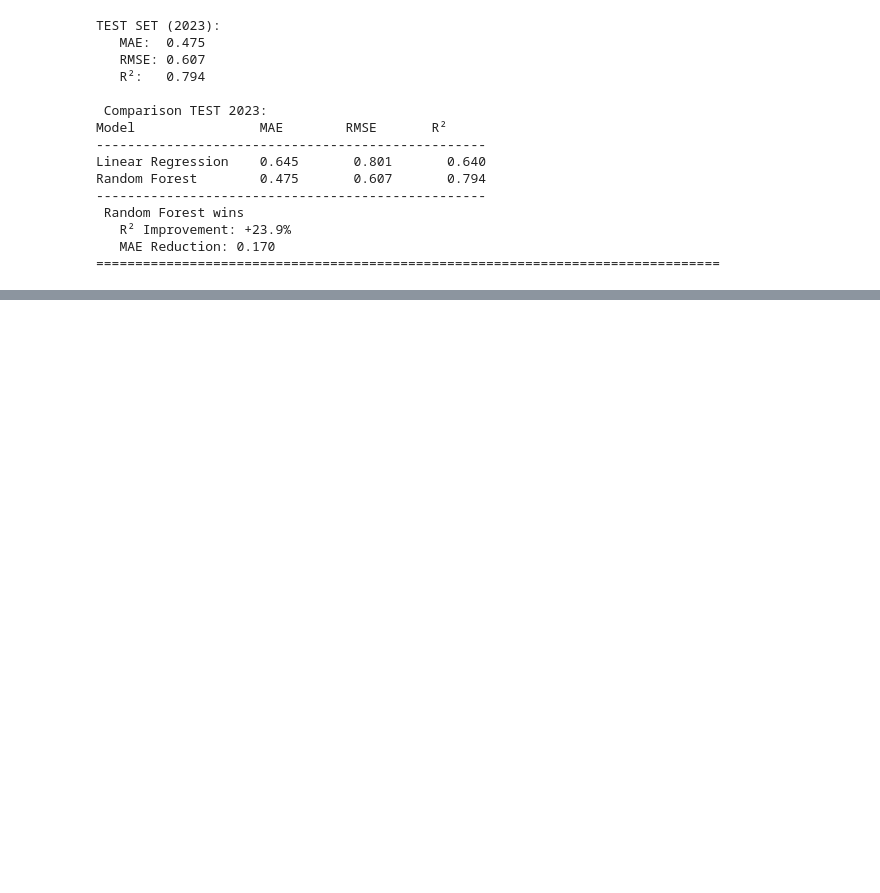
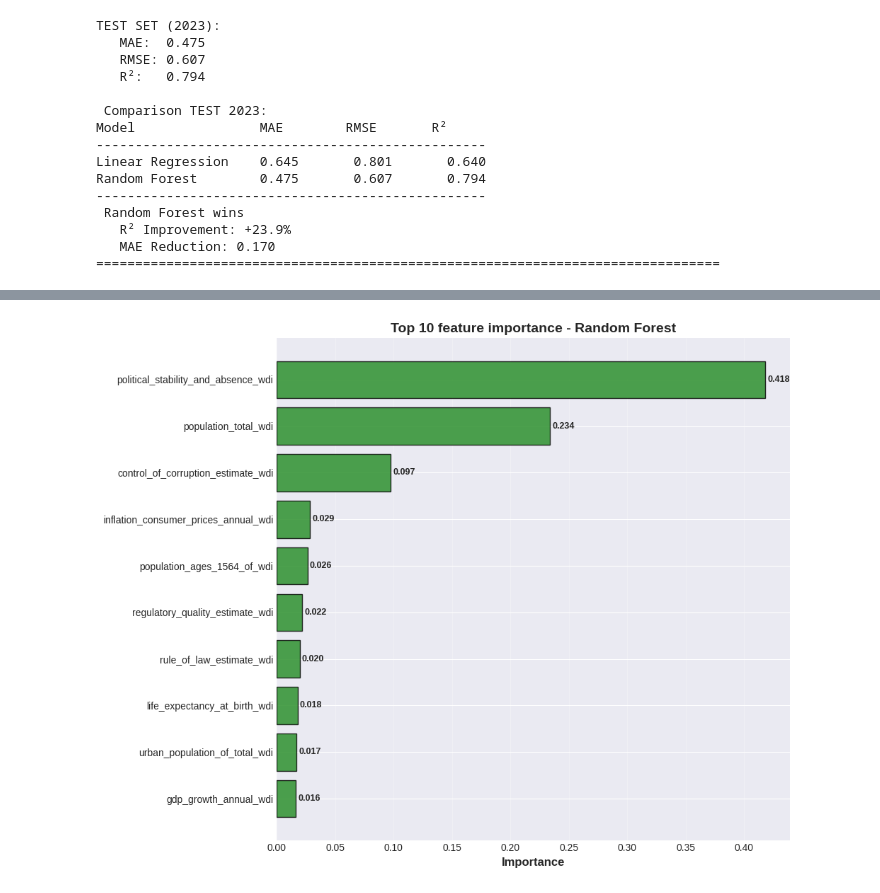
Before and after one commit to paccale/global_crime_indicators, a Jupyter notebook: notebook.ipynb, the cells around one changed output, grey strips where cells are left out. Saved outputs shown, nothing was run; the diff lists cells and outputs as text; code cells hidden in the pictures; blank space fills up the shorter version.

Commit message:
Random Forest terminated

```diff
--- a/notebook.ipynb
+++ b/notebook.ipynb
@@ -1723,0 +1716,5 @@ Random Forest        0.475       0.607       0.794
+# %%
+feature_importance_rf = pd.DataFrame({
+    'feature': feature_names,
+    'importance': rf_final.feature_importances_
+}).sort_values('importance', ascending=False)
@@ -1723,0 +1737,19 @@ Random Forest        0.475       0.607       0.794
+# %%
+fig, ax = plt.subplots(figsize=(10,8))
+top_10 = feature_importance_rf.head(10).sort_values('importance')
+bars = ax.barh(range(len(top_10)), top_10['importance'], color='forestgreen', alpha=0.8, edgecolor='black')
+ax.set_yticks(range(len(top_10)))
+ax.set_yticklabels(top_10['feature'], fontsize=10)
+ax.set_xlabel('Importance', fontsize=12, fontweight='bold')
+ax.set_title('Top 10 feature importance - Random Forest', fontsize=14, fontweight='bold')
+ax.grid(axis='x', alpha=0.3)
+
+# add values on bars
+for i, (idx, row) in enumerate(top_10.iterrows()):
+    ax.text(row['importance']+0.002, i, f"{row['importance']:.3f}",
+            va='center', fontsize=9, fontweight='bold')
+
+plt.tight_layout()
+plt.show()
+# %% [output]
+[figure, added]
```
Also changed, not shown: parts of 8 cells of this notebook.
